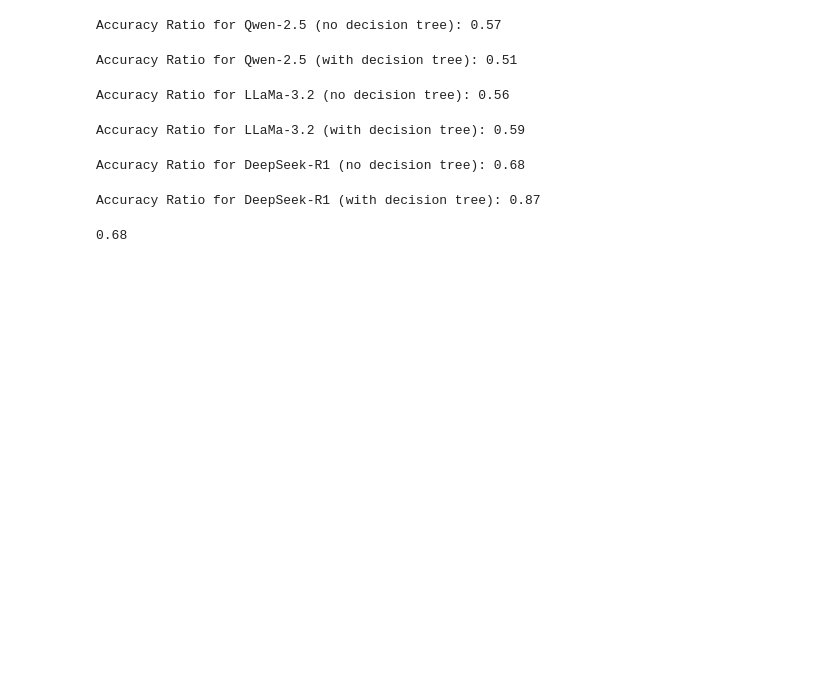
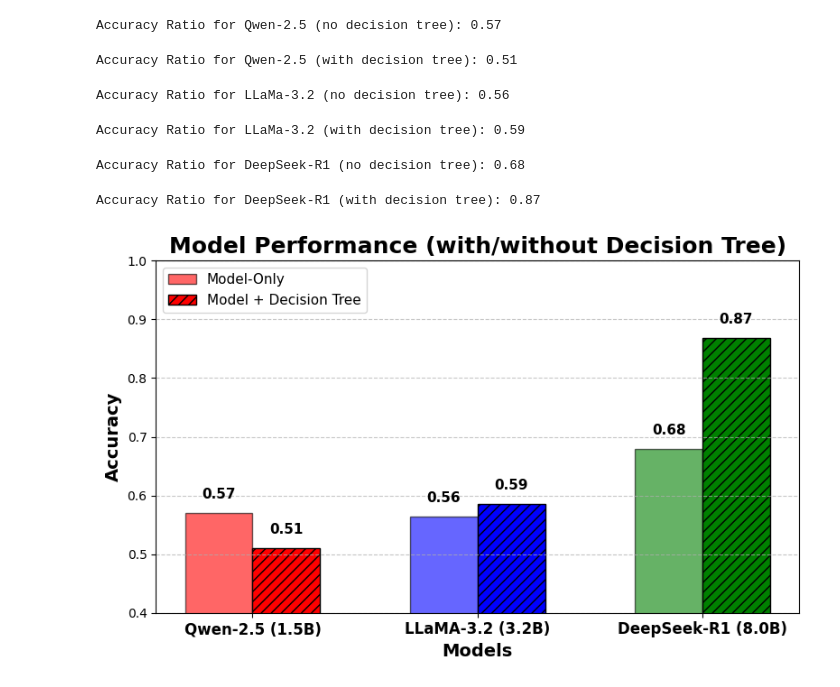
Before and after one commit to chizo4/JusTreeAI, a Jupyter notebook: jus-tree-ai/eval/performance_analysis.ipynb, the cells around one changed output. Saved outputs shown, nothing was run; the diff lists cells and outputs as text; code cells hidden in the pictures; blank space fills up the shorter version.

Commit message:
Uploaded code used for performance analysis (missed save).

```diff
--- a/jus-tree-ai/eval/performance_analysis.ipynb
+++ b/jus-tree-ai/eval/performance_analysis.ipynb
@@ -116,10 +116,10 @@ print(f'Accuracy Ratio for DeepSeek-R1 (with decision tree): {accuracy_ratio_dee
 Accuracy Ratio for DeepSeek-R1 (with decision tree): 0.87
 # %%
 # PERFORMANCE PLOT
-SAVE_PATH = 'resources/plots/model_performance2.png'
+SAVE_PATH = '../../resources/plots/model_performance.png'
 
-# Load data.
-models = ['Qwen 2.5 (1.5B)', 'LLaMA 3.2 (3.2B)', 'DeepSeek-R1 (8.0B)']
+# Load the model data.
+models = ['Qwen-2.5 (1.5B)', 'LLaMA-3.2 (3.2B)', 'DeepSeek-R1 (8.0B)']
 accuracy_model_only = [
     df_results['qwen2.5:1.5b-0.8-no']['accuracy'][0],
     df_results['llama3.2-0.8-no']['accuracy'][0],
@@ -159,32 +159,32 @@ bars2 = ax.bar(
     edgecolor='black',
     hatch='///'
 )
 # Label bars.
 for bars in [bars1, bars2]:
     for bar in bars:
         height = bar.get_height()
         ax.text(
             bar.get_x() + bar.get_width()/2,
             height + 0.02,
             f'{height:.2f}',
             ha='center',
             va='bottom',
             fontsize=11,
             fontweight='bold'
         )
 # Label axes.
 ax.set_ylabel('Accuracy', fontsize=14, fontweight='bold')
 ax.set_xlabel('Models', fontsize=14, fontweight='bold')
 ax.set_title('Model Performance (with/without Decision Tree)', fontsize=18, fontweight='bold')
 ax.set_xticks(x)
 ax.set_xticklabels(models, fontsize=12, fontweight='bold')
 # Legend.
 ax.legend(fontsize=11, loc='upper left')
 ax.grid(axis='y', linestyle='--', alpha=0.7)
 # Render the plot and save itsc copy.
 plt.ylim(0.4, 1.0)
 plt.tight_layout()
-# plt.savefig(SAVE_PATH, dpi=300)
+plt.savefig(SAVE_PATH, dpi=300)
 plt.show()
 # %% [output]
-0.68
+[figure, added]
```
